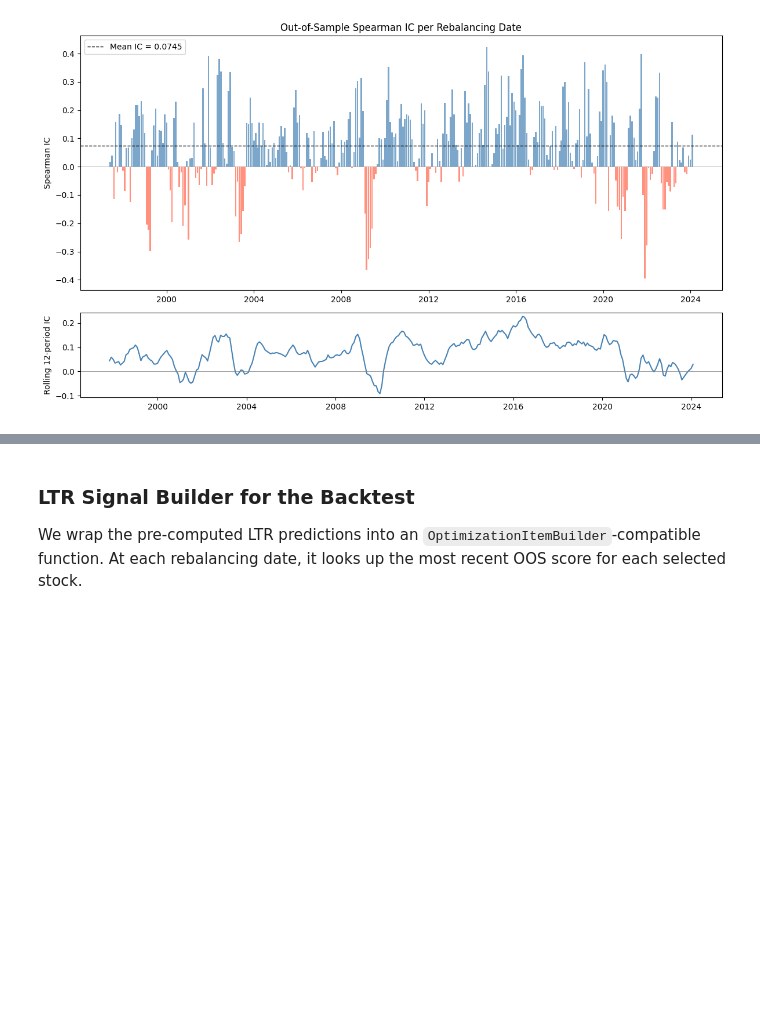
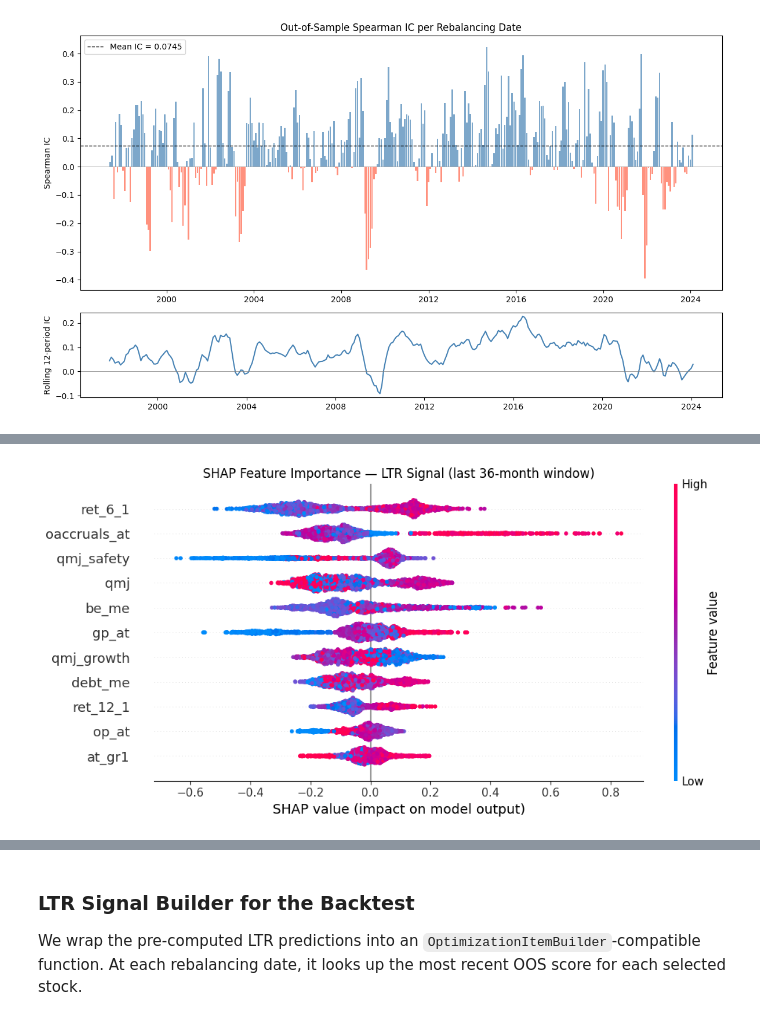
Before and after one commit to DevLiaRoh/qpmwp-course, a Jupyter notebook: assignments/assignment_5_Devin.ipynb, the cells around one changed output, grey strips where cells are left out. Saved outputs shown, nothing was run; the diff lists cells and outputs as text; code cells hidden in the pictures; blank space fills up the shorter version.

```diff
--- a/assignments/assignment_5_Devin.ipynb
+++ b/assignments/assignment_5_Devin.ipynb
@@ -990,0 +1075,78 @@ t-stat: 9.38, Hit rate: 71.3%
+# %%
+# ============================================================
+# SHAP Feature Importance
+# ============================================================
+
+import shap
+from sklearn.base import clone
+
+# Refit one model on the most recent 36-month window for SHAP analysis
+obs_dates = X_panel.index.get_level_values('DATE').unique().sort_values()
+shap_train_end = obs_dates[-1]
+shap_train_start_idx = max(0, len(obs_dates) - 36)
+shap_train_start = obs_dates[shap_train_start_idx]
+
+dates_level = X_panel.index.get_level_values('DATE')
+shap_mask = (dates_level >= shap_train_start) & (dates_level <= shap_train_end)
+X_shap = X_panel[shap_mask].copy()
+X_shap = X_shap[~X_shap.index.duplicated()]
+y_shap = y_panel[~y_panel.index.duplicated()]
+common_shap_idx = X_shap.index.intersection(y_shap.index)
+X_shap = X_shap.loc[common_shap_idx]
+y_shap = y_shap.loc[common_shap_idx].dropna()
+X_shap = X_shap.loc[y_shap.index]
+
+# Drop NaN rows
+valid = X_shap.notna().all(axis=1) & y_shap.notna()
+X_shap = X_shap[valid]
+y_shap = y_shap[valid]
+
+print(f"SHAP training window: {shap_train_start.strftime('%Y-%m-%d')} to {shap_train_end.strftime('%Y-%m-%d')}")
+print(f"Training samples: {len(X_shap)}")
+
+# Fit a fresh XGBRanker for SHAP
+shap_model = XGBRankerSklearnWrapper(
+    objective='rank:ndcg',
+    n_estimators=200,
+    max_depth=4,
+    learning_rate=0.05,
+    min_child_weight=5,
+    subsample=0.8,
+    ndcg_exp_gain=False,
+    verbosity=0,
+)
+shap_model.fit(X_shap, y_shap)
+
+# Compute SHAP values using TreeExplainer
+explainer = shap.TreeExplainer(shap_model.ranker_)
+
+# Use a sample for speed (max 2000 rows)
+sample_size = min(2000, len(X_shap))
+X_shap_sample = X_shap.sample(n=sample_size, random_state=42)
+X_shap_vals = X_shap_sample.values
+
+shap_values = explainer.shap_values(X_shap_vals)
+
+# Summary plot
+fig, ax = plt.subplots(figsize=(10, 5))
+shap.summary_plot(
+    shap_values,
+    features=X_shap_sample.values,
+    feature_names=X_shap_sample.columns.tolist(),
+    show=False,
+    plot_size=None,
+)
+plt.title('SHAP Feature Importance — LTR Signal (last 36-month window)')
+plt.tight_layout()
+plt.show()
+
+# Mean absolute SHAP values (feature ranking)
+mean_abs_shap = pd.Series(
+    np.abs(shap_values).mean(axis=0),
+    index=X_shap_sample.columns,
+    name='mean_abs_shap'
+).sort_values(ascending=False)
+
+print("\nFeature importance (mean |SHAP|):")
+print(mean_abs_shap.to_string(float_format=lambda x: f'{x:.4f}'))
+# %% [output]
@@ -990,0 +1155 @@ t-stat: 9.38, Hit rate: 71.3%
+[figure, added]
```
Also changed, not shown: parts of 3 cells of this notebook.
